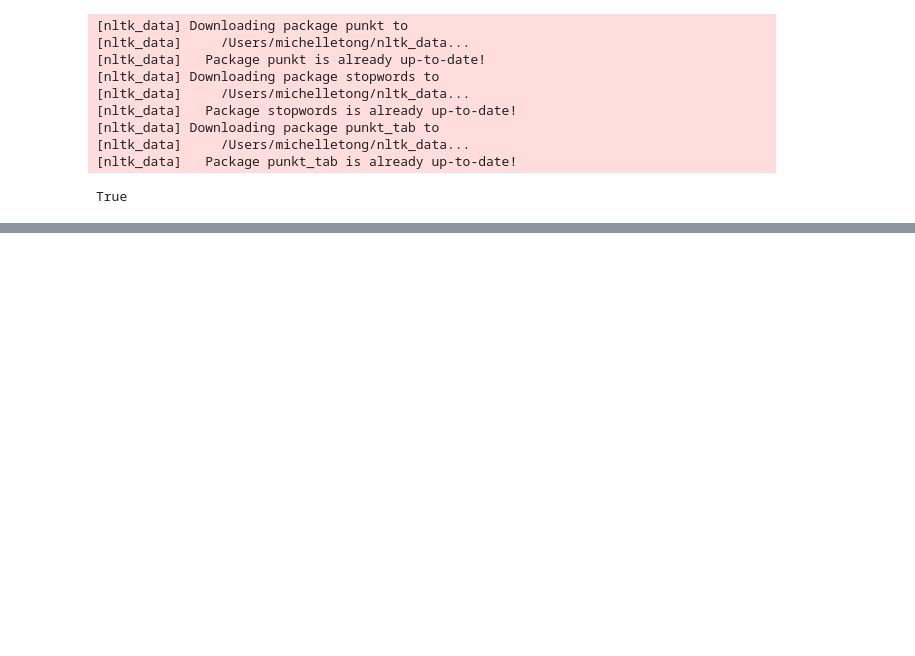
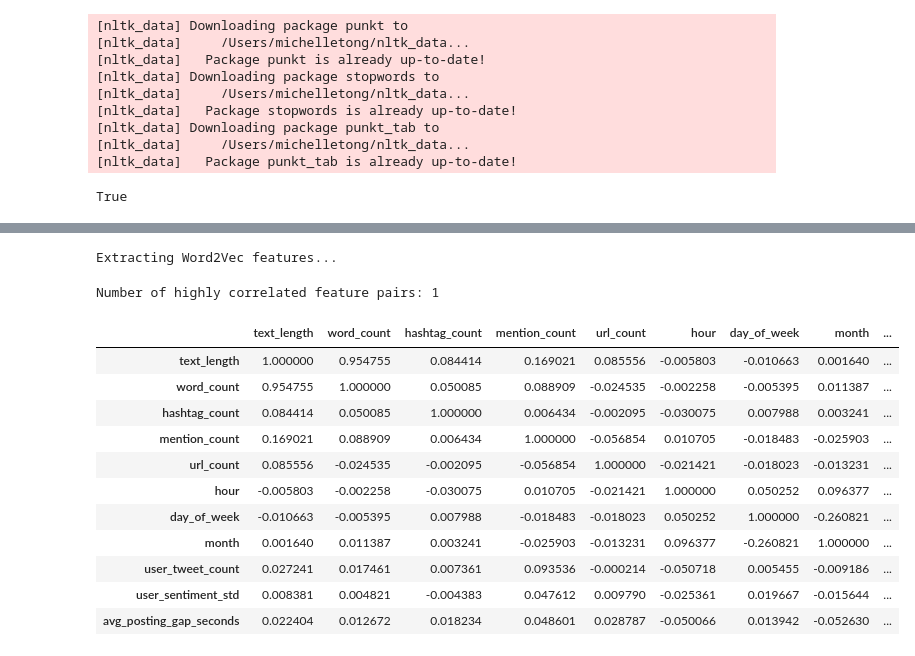
Before and after one commit to m1tong/DSGA1019, a Jupyter notebook: eda_michelle.ipynb, the cells around one changed output, grey strips where cells are left out. Saved outputs shown, nothing was run; the diff lists cells and outputs as text; code cells hidden in the pictures; blank space fills up the shorter version.

```diff
--- a/eda_michelle.ipynb
+++ b/eda_michelle.ipynb
@@ -71,7 +71,6 @@ def load_and_preprocess_data(file_path):
 
     return df
 
-# Improved text cleaning function
 def clean_text(text):
     """
     Clean the text data by removing @mentions, URLs, hashtags, punctuation
@@ -79,11 +78,11 @@ def clean_text(text):
     # Convert to lowercase
     text = text.lower()
 
-    # Remove URLs
-    text = re.sub(r'http\S+', '', text)
+    # Remove URLs - more comprehensive pattern
+    text = re.sub(r'https?://\S+|www\.\S+', '', text)
 
-    # Remove @mentions
-    text = re.sub(r'@\w+', '', text)
+    # Remove @mentions - more comprehensive pattern
+    text = re.sub(r'@[\w_]+', '', text)
 
     # Remove hashtags (but keep the text after #)
     text = re.sub(r'#(\w+)', r'\1', text)
@@ -91,7 +90,10 @@ def clean_text(text):
     # Remove punctuation
     text = re.sub(r'[^\w\s]', '', text)
 
-    # Remove extra whitespace
+    # Remove digits (optional - uncomment if needed)
+    # text = re.sub(r'\d+', '', text)
+
+    # Remove extra whitespace (including newlines)
     text = re.sub(r'\s+', ' ', text).strip()
 
     return text
@@ -613,6 +651,7 @@ def compare_processing_methods(df, test_size=1000):
     return {'local_time': local_time, 'parallel_time': parallel_time}
 # %%
 print("Loading and preprocessing data...")
-df = load_and_preprocess_data('sentiment140.csv')
+df_all = load_and_preprocess_data('sentiment140.csv')
+df_all.head()
 # %% [output]
 Loading and preprocessing data...
@@ -619,3 +664,5 @@ Loading and preprocessing data...
+# %%
+df = df_all.sample(10000, replace=False, random_state=42)
 # %%
 print("\nBasic statistics:")
 print(f"Dataset shape: {df.shape}")
@@ -635,4 +689,31 @@ Engineering features...
 # %%
 print("\nExtracting Word2Vec features...")
 w2v_df, w2v_model = extract_word2vec_features(df)
+# %% [output]
+Extracting Word2Vec features...
+# %%
+# Combine numeric features with text features, remove highly correlated features (user_avg_sentiment)
+numeric_features = df[['text_length', 'word_count', 'hashtag_count',
+                        'mention_count', 'url_count', 'hour', 'day_of_week',
+                        'month', 'user_tweet_count',
+                        'user_sentiment_std', 'avg_posting_gap_seconds']]
+# %%
+correlation_matrix = numeric_features.corr()
+high_correlations = (correlation_matrix.abs() > 0.8) & (correlation_matrix.abs() < 1.0)
+print(f"Number of highly correlated feature pairs: {high_correlations.sum().sum() // 2}")
+correlation_matrix
+# %% [output]
+Number of highly correlated feature pairs: 1
+|  | text_length | word_count | hashtag_count | mention_count | url_count | hour | day_of_week | month | ... |
+| text_length | 1.000000 | 0.954755 | 0.084414 | 0.169021 | 0.085556 | -0.005803 | -0.010663 | 0.001640 | ... |
+| word_count | 0.954755 | 1.000000 | 0.050085 | 0.088909 | -0.024535 | -0.002258 | -0.005395 | 0.011387 | ... |
+| hashtag_count | 0.084414 | 0.050085 | 1.000000 | 0.006434 | -0.002095 | -0.030075 | 0.007988 | 0.003241 | ... |
+| mention_count | 0.169021 | 0.088909 | 0.006434 | 1.000000 | -0.056854 | 0.010705 | -0.018483 | -0.025903 | ... |
+| url_count | 0.085556 | -0.024535 | -0.002095 | -0.056854 | 1.000000 | -0.021421 | -0.018023 | -0.013231 | ... |
+| hour | -0.005803 | -0.002258 | -0.030075 | 0.010705 | -0.021421 | 1.000000 | 0.050252 | 0.096377 | ... |
+| day_of_week | -0.010663 | -0.005395 | 0.007988 | -0.018483 | -0.018023 | 0.050252 | 1.000000 | -0.260821 | ... |
+| month | 0.001640 | 0.011387 | 0.003241 | -0.025903 | -0.013231 | 0.096377 | -0.260821 | 1.000000 | ... |
+| user_tweet_count | 0.027241 | 0.017461 | 0.007361 | 0.093536 | -0.000214 | -0.050718 | 0.005455 | -0.009186 | ... |
+| user_sentiment_std | 0.008381 | 0.004821 | -0.004383 | 0.047612 | 0.009790 | -0.025361 | 0.019667 | -0.015644 | ... |
+| avg_posting_gap_seconds | 0.022404 | 0.012672 | 0.018234 | 0.048601 | 0.028787 | -0.050066 | 0.013942 | -0.052630 | ... |
 # %%
```
Also changed, not shown: parts of 15 cells of this notebook, 12 other files.
